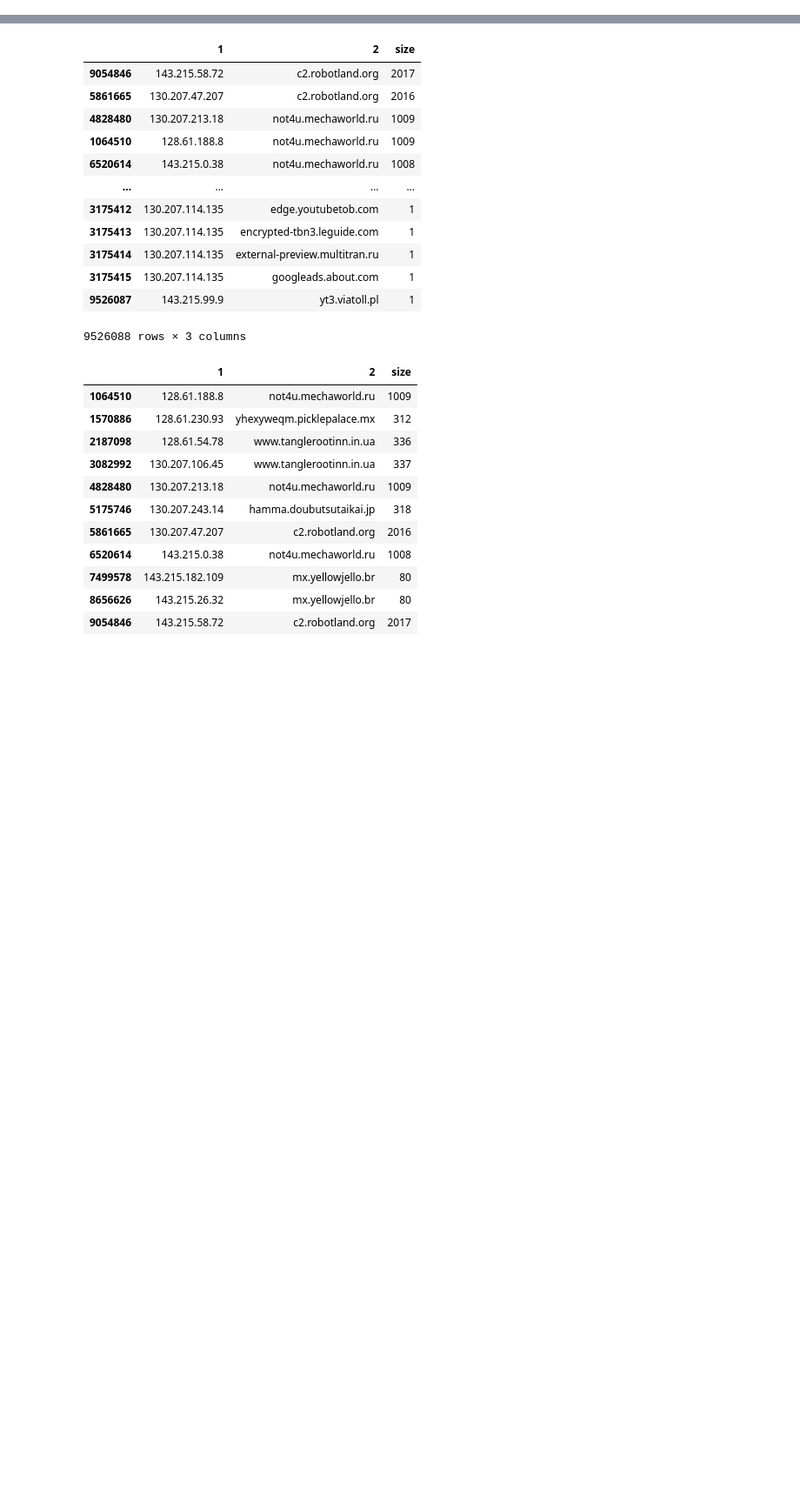
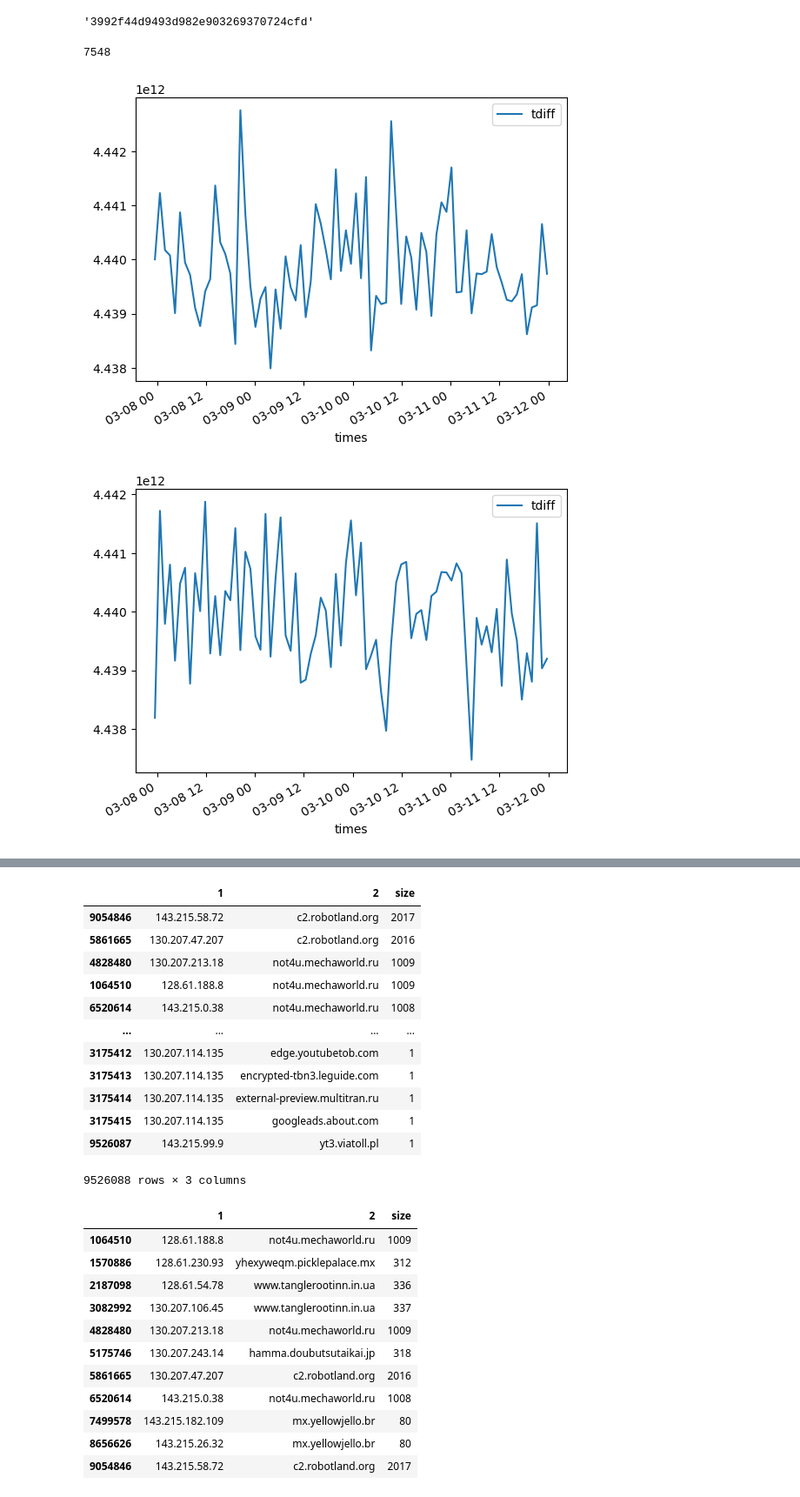
Before and after one commit to jamorr/nsa_challenge, a Jupyter notebook: lions-tigers-botnets.ipynb, the cells around one changed output, grey strips where cells are left out. Shown at 87% size. Drawn from its saved outputs; the diff is of its cells as text; code cells hidden in the pictures; blank space fills up the shorter version.

```diff
--- a/lions-tigers-botnets.ipynb
+++ b/lions-tigers-botnets.ipynb
@@ -19,0 +1,17 @@ df
+# %%
+import pandas as pd
+df = pd.read_csv('dns_logs.txt.gz', compression='gzip', sep="\t", header=None)
+df.columns = ["times", "ip", "domain"]
+df['times'] = pd.to_datetime(df['times'], unit='s')
+df["tdiff"] = df.groupby(["ip","domain"])["times"].diff()
+df["tdiff"] = df["tdiff"].astype("int64")
+df["tdiff"] = df["tdiff"].apply(lambda x: pd.NA if x < 0 else x)
+df.dropna(inplace=True)
+vs = {}
+for n, grp in df.groupby(["domain","ip"]):
+    if len(grp) > 50:
+        vs[n] = grp["tdiff"].var()
+vs_df = pd.Series(vs)
+# vs_df = vs_df.iloc[:10]
+vs_df
+# print(", ".join(vs_df["level_1"].sort_values().unique()))
@@ -19,0 +45,12 @@ df
+# %%
+import hashlib
+
+st = "128.61.188.8, 128.61.54.78, 130.207.106.45, 130.207.213.18, 130.207.243.14, 130.207.47.207, 143.215.0.38, 143.215.182.109, 143.215.26.32, 143.215.58.72, c2.robotland.org, hamma.doubutsutaikai.jp, mx.yellowjello.br, not4u.mechaworld.ru, www.tanglerootinn.in.ua"
+hsash = hashlib.md5(st.encode('utf-8')).hexdigest()
+hsash
+# %% [output]
+'3992f44d9493d982e903269370724cfd'
+# %%
+candidates = vs_df.nsmallest(10).reset_index()
+# %%
+candidates = candidates["level_1"]
@@ -19,0 +59,19 @@ df
+# %%
+len(cand)
+# %% [output]
+7548
+# %%
+i = 0
+for c in candidates:
+    # try:
+        # if len(df[df['ip']==c]) < 10:
+        #     continue
+    df[df['ip']==c].plot(x='times', y='tdiff')
+    i += 1
+    # except :
+    #     continue
+    if i == 10:
+        break
+# %% [output]
+[figure, added]
+[figure, added]
```
Also changed, not shown: parts of 6 cells of this notebook, 3 other files.
